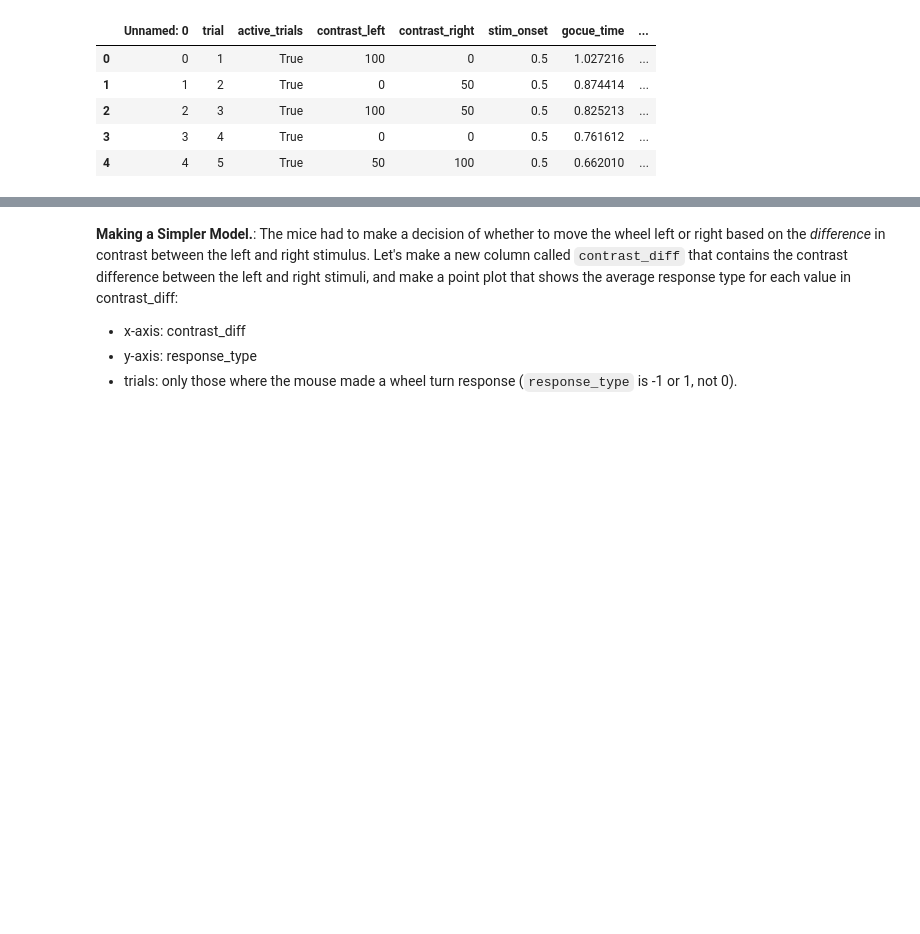
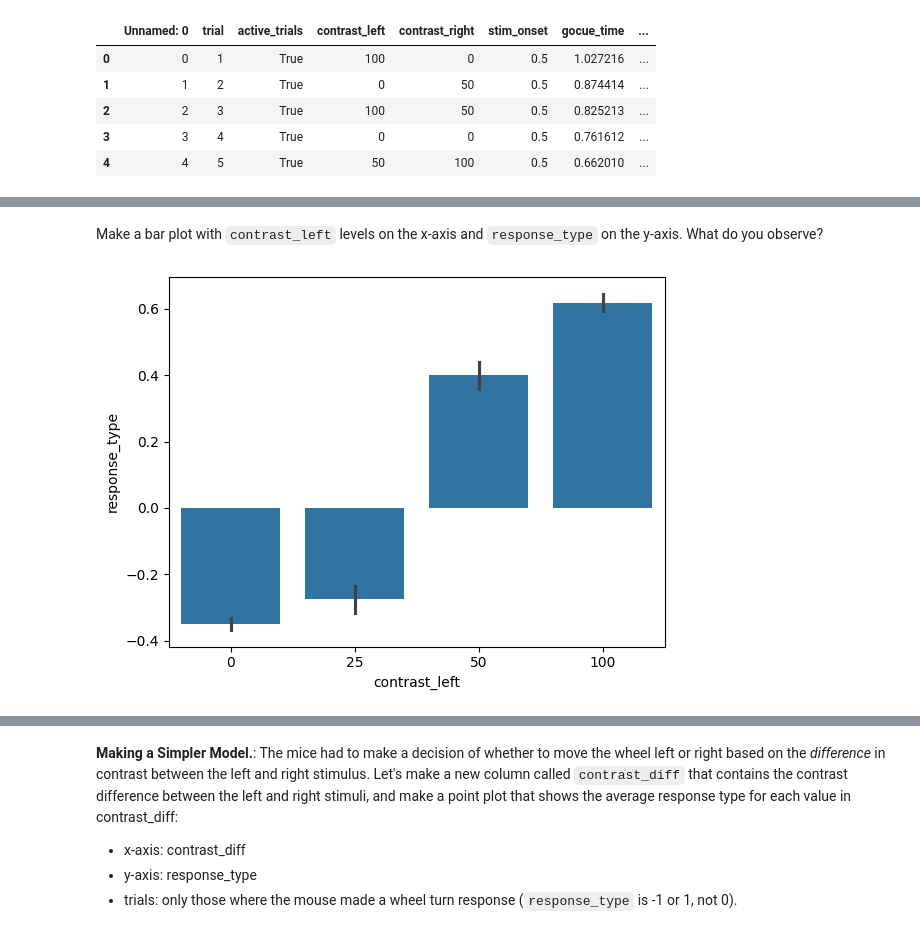
Before and after one commit to ibehave-ibots/iBOTS-Tools, a Jupyter notebook: workshops/python-workshop-1/plan/day2/3 Task Performance Analysis With Pandas And Seaborn.ipynb, the cells around one changed output, grey strips where cells are left out. Drawn from its saved outputs; the diff is of its cells as text; code cells hidden in the pictures; blank space fills up the shorter version.

```diff
--- a/workshops/python-workshop-1/plan/day2/3 Task Performance Analysis With Pandas And Seaborn.ipynb
+++ b/workshops/python-workshop-1/plan/day2/3 Task Performance Analysis With Pandas And Seaborn.ipynb
@@ -73,0 +92,6 @@ What do you see in this plot; what indication is there that the mice learned the
+# %% [markdown]
+Make a bar plot with `contrast_left` levels on the x-axis and `response_type` on the y-axis.  What do you observe?
+# %%
+sns.barplot(data=df, x='contrast_left', y='response_type');
+# %% [output]
+[figure, added]
```
Also changed, not shown: parts of 45 cells of this notebook.
